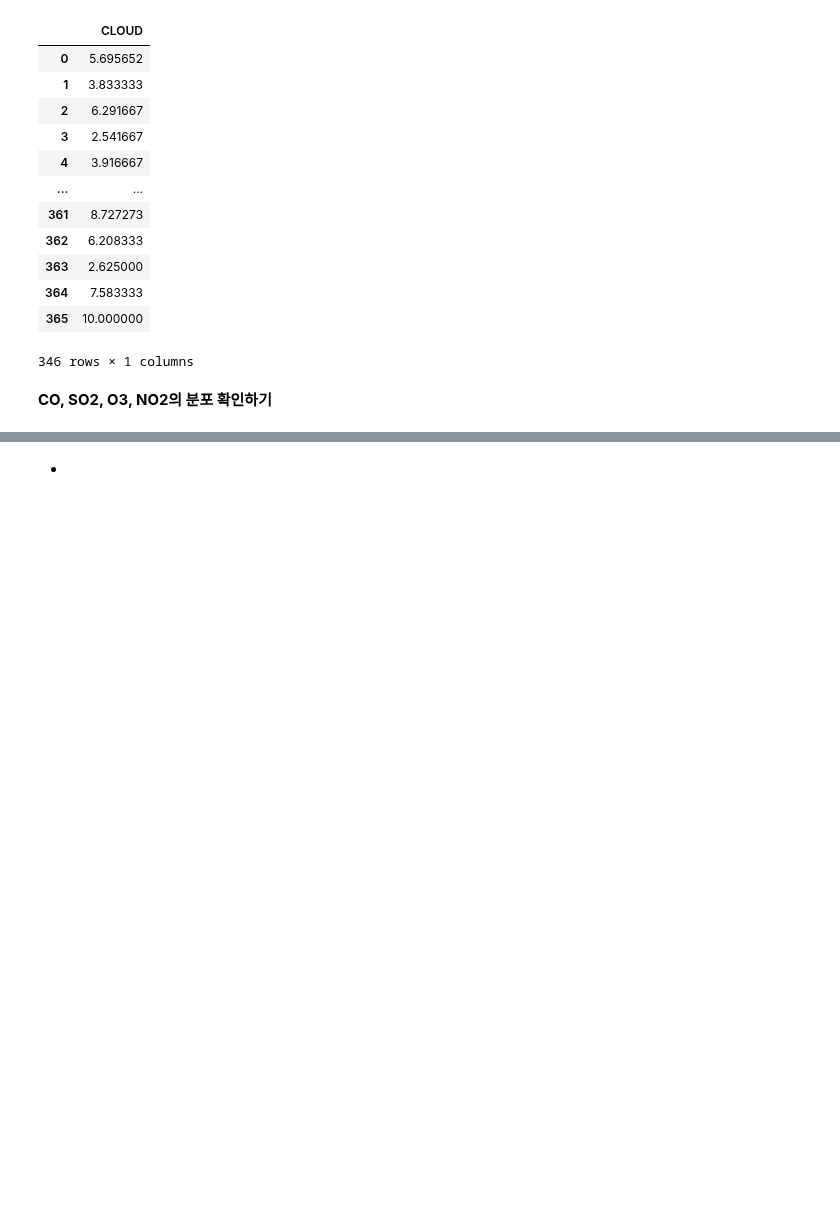
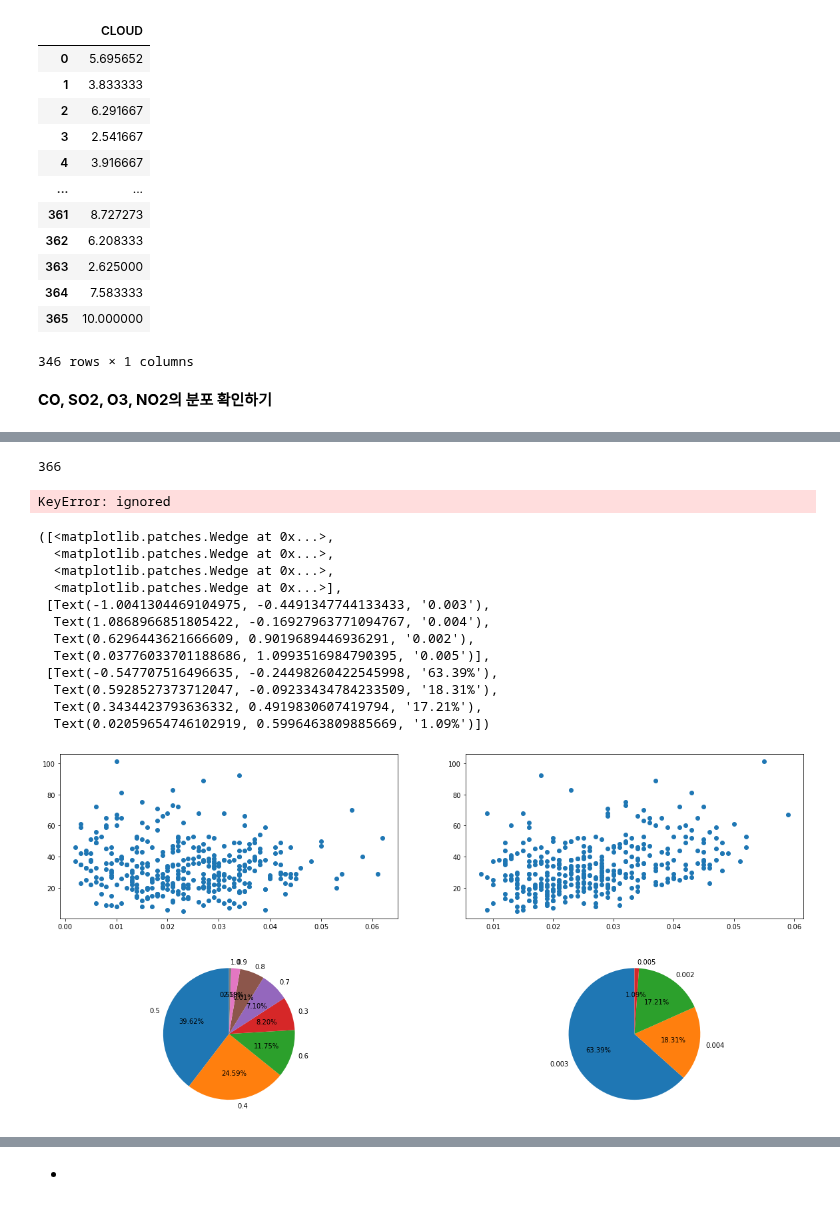
Before and after one commit to mjiii25/posco-academy, a Jupyter notebook: Big-Data/Assignment-1/vitalfew-graph.ipynb, the cells around one changed output, grey strips where cells are left out. Saved outputs shown, nothing was run; the diff lists cells and outputs as text; code cells hidden in the pictures; blank space fills up the shorter version.

```diff
--- a/Big-Data/Assignment-1/vitalfew-graph.ipynb
+++ b/Big-Data/Assignment-1/vitalfew-graph.ipynb
@@ -210,0 +249,52 @@ result
+# %%
+len(df_raw_x['CO'])
+# %% [output]
+366
+# %%
+df_raw_x['CO'].value_counts() / len(df_raw_x['C0'])
+#  * 100
+# %% [output]
+KeyError: ignored
+# %%
+fig, axes = plt.subplots(2, 2, figsize = (20,10))
+
+axes[0,0].scatter(df_raw_x['O3'], df_raw_y)
+axes[0,1].scatter(df_raw_x['NO2'], df_raw_y)
+axes[1,0].pie(df_raw_x['CO'].value_counts() / len(df_raw_x['CO']) * 100,
+              labels = [0.5, 0.4, 0.6, 0.3, 0.7, 0.8, 0.9, 1.0],
+              autopct='%.2f%%',
+              startangle = 90)
+axes[1,1].pie(df_raw_x['SO2'].value_counts() / len(df_raw_x['SO2']) * 100,
+              labels = [0.003, 0.004, 0.002, 0.005],
+              autopct='%.2f%%',
+              startangle = 90)
+
+# axes[0,0].hist(df_raw_x['CO'], label = 'CO', alpha = 0.7)
+# axes[0,0].set_xlabel('CO')
+# axes[0,0].set_ylabel('count')
+
+# axes[0,1].hist(df_raw_x['SO2'], label = 'SO2', alpha = 0.7)
+# axes[0,1].set_xlabel('SO2')
+# axes[0,1].set_ylabel('count')
+
+# axes[1,0].hist(df_raw_x['O3'], label = 'O3', alpha = 0.7)
+# axes[1,0].set_xlabel('O3')
+# axes[1,0].set_ylabel('count')
+
+# axes[1,1].hist(df_raw_x['NO2'], label = 'NO2', alpha = 0.7)
+# axes[1,1].set_xlabel('NO2')
+# axes[1,1].set_ylabel('count')
+# %% [output]
+([<matplotlib.patches.Wedge at 0x...>,
+  <matplotlib.patches.Wedge at 0x...>,
+  <matplotlib.patches.Wedge at 0x...>,
+  <matplotlib.patches.Wedge at 0x...>],
+ [Text(-1.0041304469104975, -0.4491347744133433, '0.003'),
+  Text(1.0868966851805422, -0.16927963771094767, '0.004'),
+  Text(0.6296443621666609, 0.9019689446936291, '0.002'),
+  Text(0.03776033701188686, 1.0993516984790395, '0.005')],
+ [Text(-0.547707516496635, -0.24498260422545998, '63.39%'),
+  Text(0.5928527373712047, -0.09233434784233509, '18.31%'),
+  Text(0.3434423793636332, 0.4919830607419794, '17.21%'),
+  Text(0.02059654746102919, 0.5996463809885669, '1.09%')])
+[figure, added]
```
Also changed, not shown: parts of 6 cells of this notebook.
